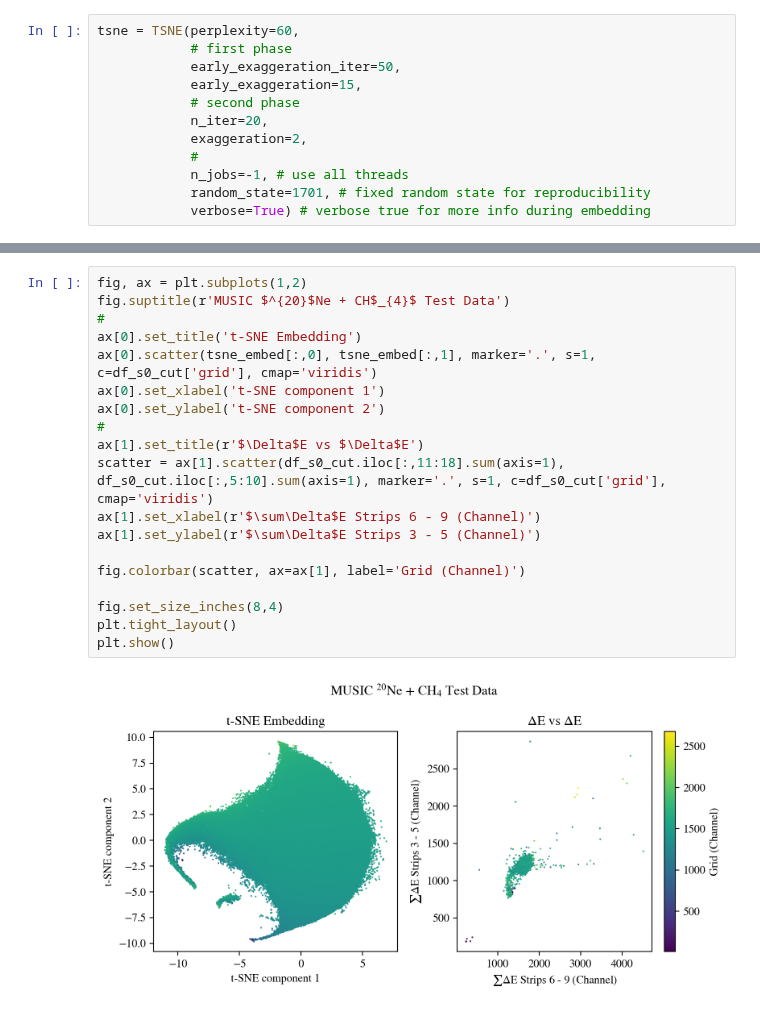
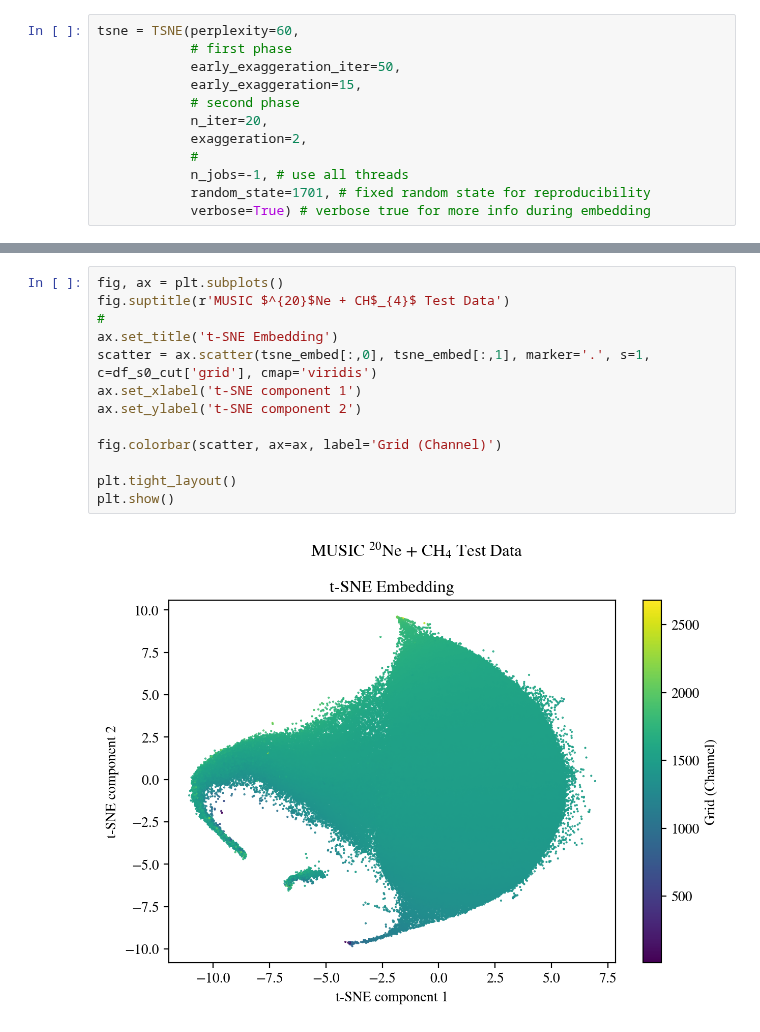
Before and after one commit to dneto1729/MUSIC_with_python, a Jupyter notebook: tutorials/6 - Manifold Clustering with tSNE.ipynb, the cells around one changed output, grey strips where cells are left out. Cells and saved outputs as stored; diff of their text form.

```diff
--- a/tutorials/6 - Manifold Clustering with tSNE.ipynb
+++ b/tutorials/6 - Manifold Clustering with tSNE.ipynb
@@ -317,22 +317,16 @@ Wall time: 2min 58s
 # %%
-fig, ax = plt.subplots(1,2)
+fig, ax = plt.subplots()
 fig.suptitle(r'MUSIC $^{20}$Ne + CH$_{4}$ Test Data')
 #
-ax[0].set_title('t-SNE Embedding')
-ax[0].scatter(tsne_embed[:,0], tsne_embed[:,1], marker='.', s=1, c=df_s0_cut['grid'], cmap='viridis')
-ax[0].set_xlabel('t-SNE component 1')
-ax[0].set_ylabel('t-SNE component 2')
-#
-ax[1].set_title(r'$\Delta$E vs $\Delta$E')
-scatter = ax[1].scatter(df_s0_cut.iloc[:,11:18].sum(axis=1), df_s0_cut.iloc[:,5:10].sum(axis=1), marker='.', s=1, c=df_s0_cut['grid'], cmap='viridis')
-ax[1].set_xlabel(r'$\sum\Delta$E Strips 6 - 9 (Channel)')
-ax[1].set_ylabel(r'$\sum\Delta$E Strips 3 - 5 (Channel)')
+ax.set_title('t-SNE Embedding')
+scatter = ax.scatter(tsne_embed[:,0], tsne_embed[:,1], marker='.', s=1, c=df_s0_cut['grid'], cmap='viridis')
+ax.set_xlabel('t-SNE component 1')
+ax.set_ylabel('t-SNE component 2')
 
-fig.colorbar(scatter, ax=ax[1], label='Grid (Channel)')
+fig.colorbar(scatter, ax=ax, label='Grid (Channel)')
 
-fig.set_size_inches(8,4)
 plt.tight_layout()
 plt.show()
 # %% [output]
-[figure, old version]
+[figure, new version]
 # %% [markdown]
```
Also changed, not shown: parts of 45 cells of this notebook, 2 other files.
